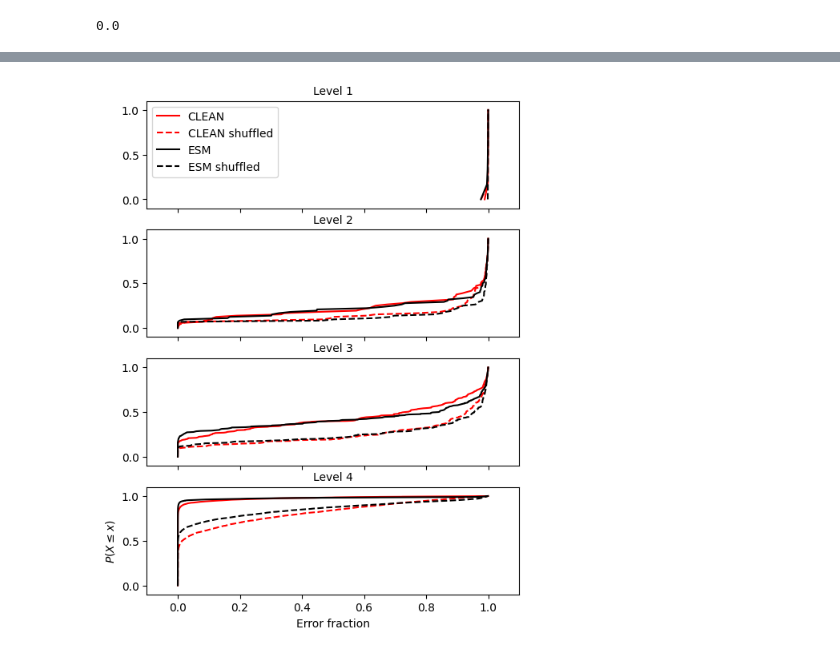
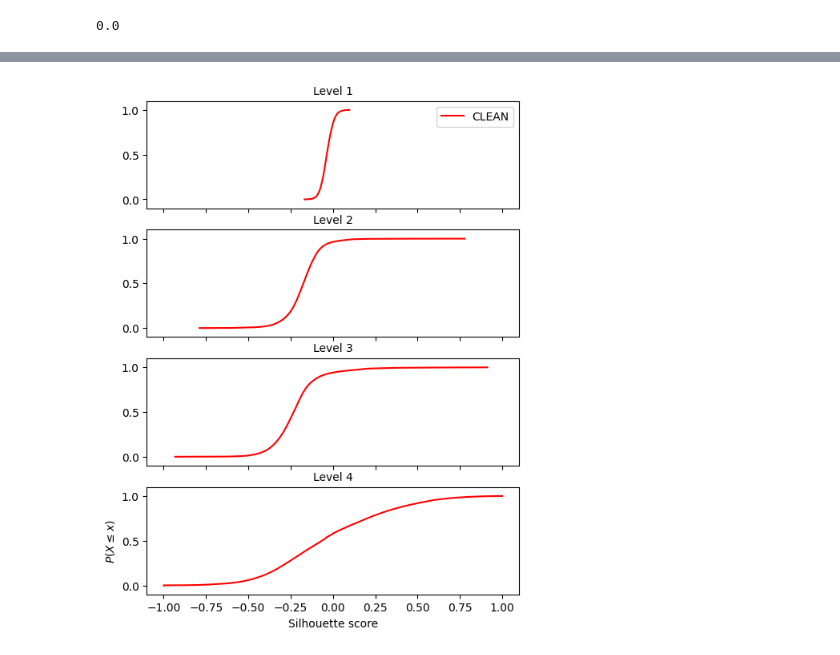
Before and after one commit to stefanpate/rcgnn, a Jupyter notebook: scripts/eval_metrics.ipynb, the cells around one changed output, grey strips where cells are left out. Saved outputs shown, nothing was run; the diff lists cells and outputs as text; code cells hidden in the pictures.

Commit message:
Errors broken down by level analysis of CLEAN. Silhouette scores for clean and esm embeddings.

```diff
--- a/scripts/eval_metrics.ipynb
+++ b/scripts/eval_metrics.ipynb
@@ -341,7 +366 @@ plt.show()
-# %%
-temp = {}
-for k,v in dmaxes.items():
-    temp[k] = [float(elt) for elt in v]
-
-dmaxes = temp
 # %%
@@ -350,5 +369,5 @@ save_json(dmaxes, '../artifacts/dmaxes_clean_shuffled.json')
 # %%
-loaded_set = [load_json('../artifacts/dmax_error_fracs_clean_ds_10.json'),
-                   load_json('../artifacts/dmax_error_fracs_clean_shuffled_ds_10.json'),
-                   load_json('../artifacts/dmax_error_fracs_esm_ds_10.json'),
-                   load_json('../artifacts/dmax_error_fracs_esm_shuffled_ds_10.json')]
+loaded_set = [load_json('../artifacts/dmaxes_clean_ds_10.json'),
+                load_json('../artifacts/dmaxes_clean_shuffled_ds_10.json'),
+                load_json('../artifacts/dmaxes_esm_ds_10.json'),
+                load_json('../artifacts/dmaxes_esm_shuffled_ds_10.json')]
@@ -355,23 +448,36 @@ loaded_set = [load_json('../artifacts/dmax_error_fracs_clean_ds_10.json'),
+# %%
+fn = '/home/stef/hiec/artifacts/silhouette_clean.csv'
+sil_scores = np.vstack(sil_scores)
+np.savetxt(fn, sil_scores, delimiter=',')
+# %%
+fns = ['/home/stef/hiec/artifacts/silhouette_clean_ds_10.csv',
+       '/home/stef/hiec/artifacts/silhouette_clean_shuffled_ds_10.csv',
+       '/home/stef/hiec/artifacts/silhouette_esm1b_ds_10.csv',
+       '/home/stef/hiec/artifacts/silhouette_esm1b_shuffled_ds_10.csv']
+
+fns = ['/home/stef/hiec/artifacts/silhouette_clean.csv',
+       ]
+loaded_set = [np.loadtxt(fn, delimiter=',') for fn in fns]
 # %%
 # Plot dmax error in cdfs
 ep = 1e-1
 fig, ax = plt.subplots(figsize=(6,8), nrows=n_levels, sharex=True, sharey=True)
 colors = ['r', 'r', 'k', 'k']
 linestyles = ['-', '--', '-', '--']
 labels = ['CLEAN', 'CLEAN shuffled', 'ESM', 'ESM shuffled']
 
 for j, elt in enumerate(loaded_set):
-    for i,k in enumerate(elt.keys()):
-        x = np.sort(elt[k])
+    for i, subelt in enumerate(elt):
+        x = np.sort(subelt)
         y = np.arange(len(x)) / (len(x) - 1)
         ax[i].plot(x, y, color=colors[j], label=labels[j], ls=linestyles[j])
-        ax[i].set_title(f"Level {int(k)+1}", fontsize=10)
+        ax[i].set_title(f"Level {int(i)+1}", fontsize=10)
 
 ax[-1].set_ylabel(r'$P(X \leq x)$')
-ax[-1].set_xlabel('Error fraction')
+ax[-1].set_xlabel('Silhouette score')
 ax[0].set_ylim(-ep, 1 + ep)
-ax[0].set_xlim(-ep, 1 + ep)
+ax[0].set_xlim(-1 - ep, 1 + ep)
 ax[0].legend()
 plt.show()
 # %% [output]
-[figure, old version]
+[figure, new version]
```
Also changed, not shown: parts of 24 cells of this notebook, 17 other files.
